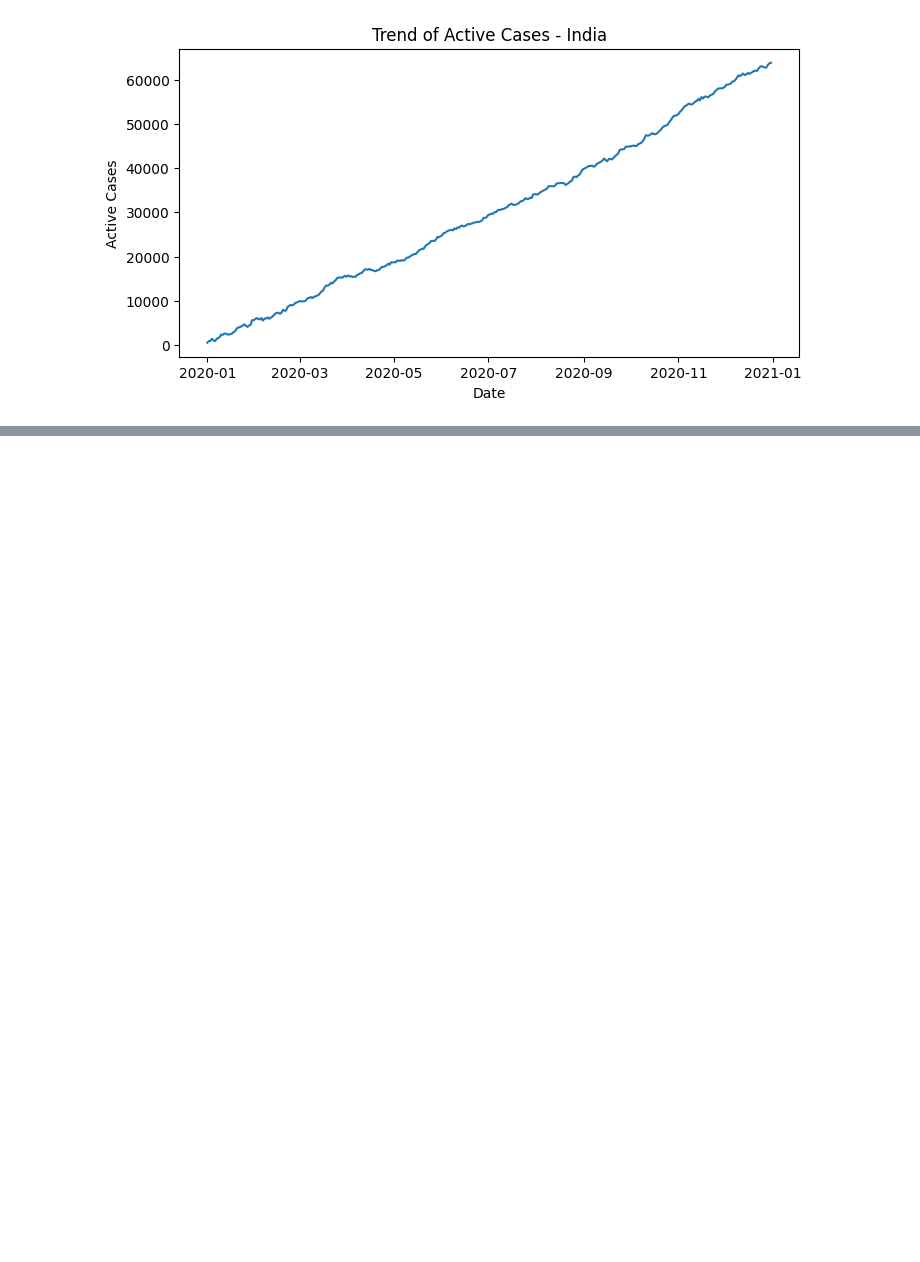
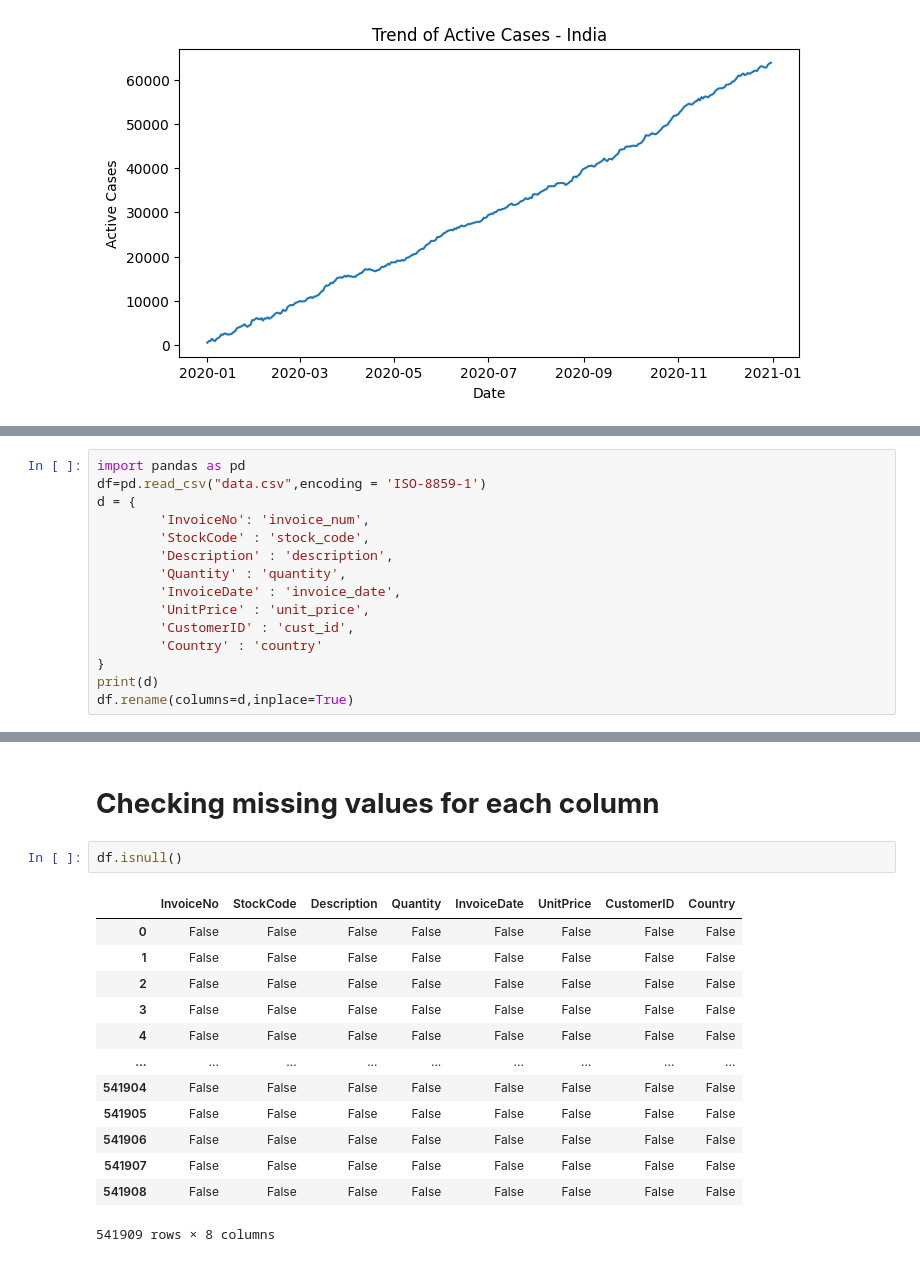
Before and after one commit to lokeshneerasa/EDA-PROJECTS, a Jupyter notebook: EDA_PROJECTS.ipynb, the cells around one changed output, grey strips where cells are left out. Cells and saved outputs as stored; diff of their text form; blank space fills up the shorter version.

```diff
--- a/EDA_PROJECTS.ipynb
+++ b/EDA_PROJECTS.ipynb
@@ -126,0 +304,15 @@ plt.show()
+# %%
+import pandas as pd
+df=pd.read_csv("data.csv",encoding = 'ISO-8859-1')
+d = {
+        'InvoiceNo': 'invoice_num',
+        'StockCode' : 'stock_code',
+        'Description' : 'description',
+        'Quantity' : 'quantity',
+        'InvoiceDate' : 'invoice_date',
+        'UnitPrice' : 'unit_price',
+        'CustomerID' : 'cust_id',
+        'Country' : 'country'
+}
+print(d)
+df.rename(columns=d,inplace=True)
@@ -126,0 +400,18 @@ plt.show()
+# %% [markdown]
+# **Checking missing values for each column**
+# %%
+df.isnull()
+# %% [output]
+|  | InvoiceNo | StockCode | Description | Quantity | InvoiceDate | UnitPrice | CustomerID | Country |
+| 0 | False | False | False | False | False | False | False | False |
+| 1 | False | False | False | False | False | False | False | False |
+| 2 | False | False | False | False | False | False | False | False |
+| 3 | False | False | False | False | False | False | False | False |
+| 4 | False | False | False | False | False | False | False | False |
+| ... | ... | ... | ... | ... | ... | ... | ... | ... |
+| 541904 | False | False | False | False | False | False | False | False |
+| 541905 | False | False | False | False | False | False | False | False |
+| 541906 | False | False | False | False | False | False | False | False |
+| 541907 | False | False | False | False | False | False | False | False |
+| 541908 | False | False | False | False | False | False | False | False |
+541909 rows × 8 columns
```
Also changed, not shown: parts of 73 cells of this notebook.
